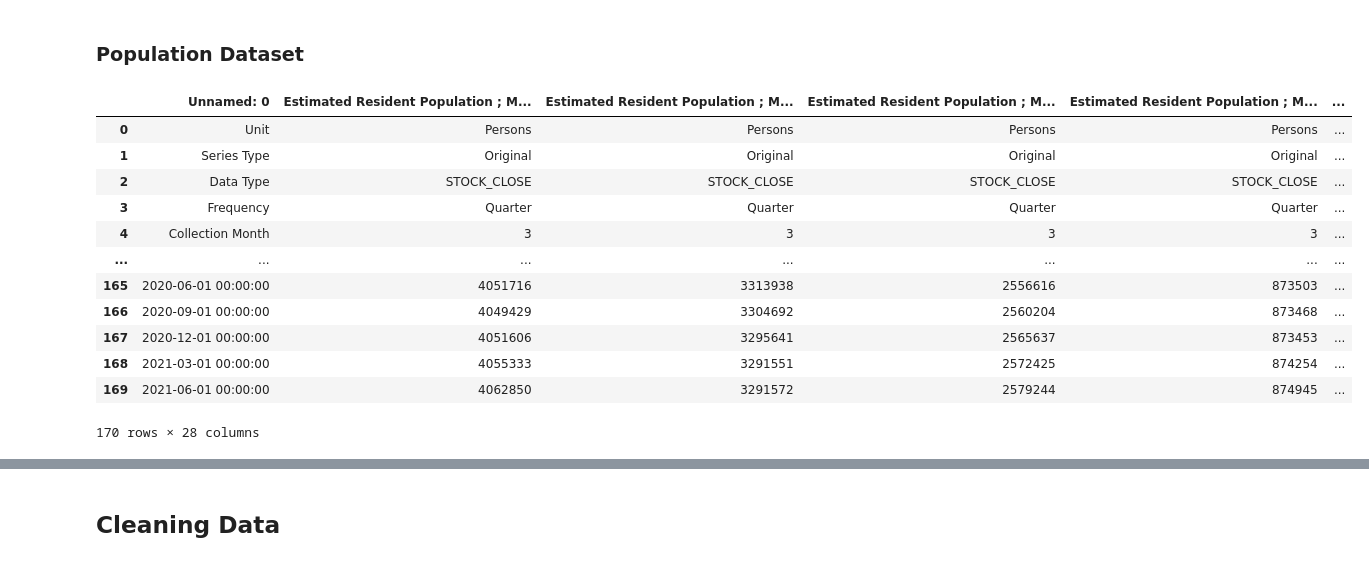
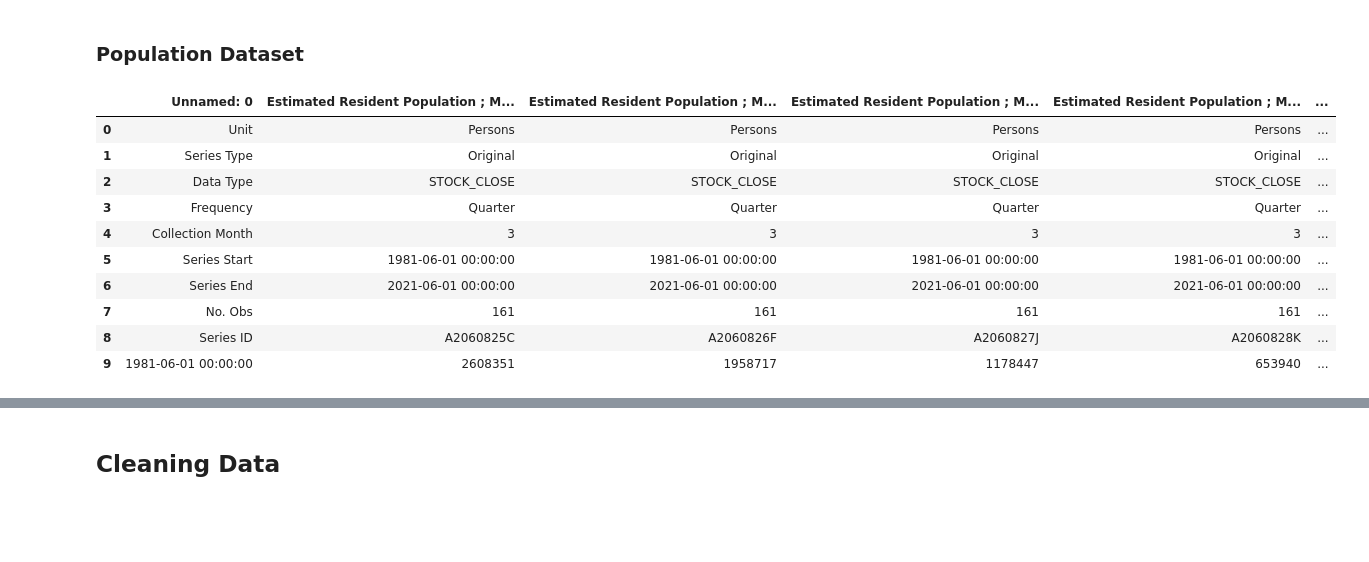
Before and after one commit to kpellas/Project_1, a Jupyter notebook: time.ipynb, the cells around one changed output, grey strips where cells are left out. Saved outputs shown, nothing was run; the diff lists cells and outputs as text; code cells hidden in the pictures; blank space fills up the shorter version.

```diff
--- a/time.ipynb
+++ b/time.ipynb
@@ -8,6 +8,9 @@ import seaborn as sns
 from pprint import pprint
 import numpy as np
 from datetime import datetime, date, time
+import scipy.stats as stats
+
+pd.set_option('display.float_format', lambda x: '%.5f' % x)
 # %%
 #reading in files
 filepath = os.path.join(".", "Resources", "Crash_Data.csv")
@@ -18,6 +21,8 @@ df_pop = pd.read_excel(pop_filepath, sheet_name = "Data1")
 ## Analysing Data
 # %% [markdown]
 ### Crash dataset
+# %%
+pd.set_option("display.max_columns", 0)
 # %%
 df
 # %% [output]
@@ -105,21 +112,19 @@ for col in df.columns:
 # %% [markdown]
 ### Population Dataset
 # %%
-df_pop
+df_pop.head(10)
 # %% [output]
 |  | Unnamed: 0 | Estimated Resident Population ; M... | Estimated Resident Population ; M... | Estimated Resident Population ; M... | Estimated Resident Population ; M... | ... |
 | 0 | Unit | Persons | Persons | Persons | Persons | ... |
 | 1 | Series Type | Original | Original | Original | Original | ... |
 | 2 | Data Type | STOCK_CLOSE | STOCK_CLOSE | STOCK_CLOSE | STOCK_CLOSE | ... |
 | 3 | Frequency | Quarter | Quarter | Quarter | Quarter | ... |
 | 4 | Collection Month | 3 | 3 | 3 | 3 | ... |
-| ... | ... | ... | ... | ... | ... | ... |
-| 165 | 2020-06-01 00:00:00 | 4051716 | 3313938 | 2556616 | 873503 | ... |
-| 166 | 2020-09-01 00:00:00 | 4049429 | 3304692 | 2560204 | 873468 | ... |
-| 167 | 2020-12-01 00:00:00 | 4051606 | 3295641 | 2565637 | 873453 | ... |
-| 168 | 2021-03-01 00:00:00 | 4055333 | 3291551 | 2572425 | 874254 | ... |
-| 169 | 2021-06-01 00:00:00 | 4062850 | 3291572 | 2579244 | 874945 | ... |
+| 5 | Series Start | 1981-06-01 00:00:00 | 1981-06-01 00:00:00 | 1981-06-01 00:00:00 | 1981-06-01 00:00:00 | ... |
+| 6 | Series End | 2021-06-01 00:00:00 | 2021-06-01 00:00:00 | 2021-06-01 00:00:00 | 2021-06-01 00:00:00 | ... |
+| 7 | No. Obs | 161 | 161 | 161 | 161 | ... |
+| 8 | Series ID | A2060825C | A2060826F | A2060827J | A2060828K | ... |
+| 9 | 1981-06-01 00:00:00 | 2608351 | 1958717 | 1178447 | 653940 | ... |
-170 rows × 28 columns
 # %%
 df_pop.info()
 # %% [output]
```
Also changed, not shown: parts of 25 cells of this notebook, 4 other files.
